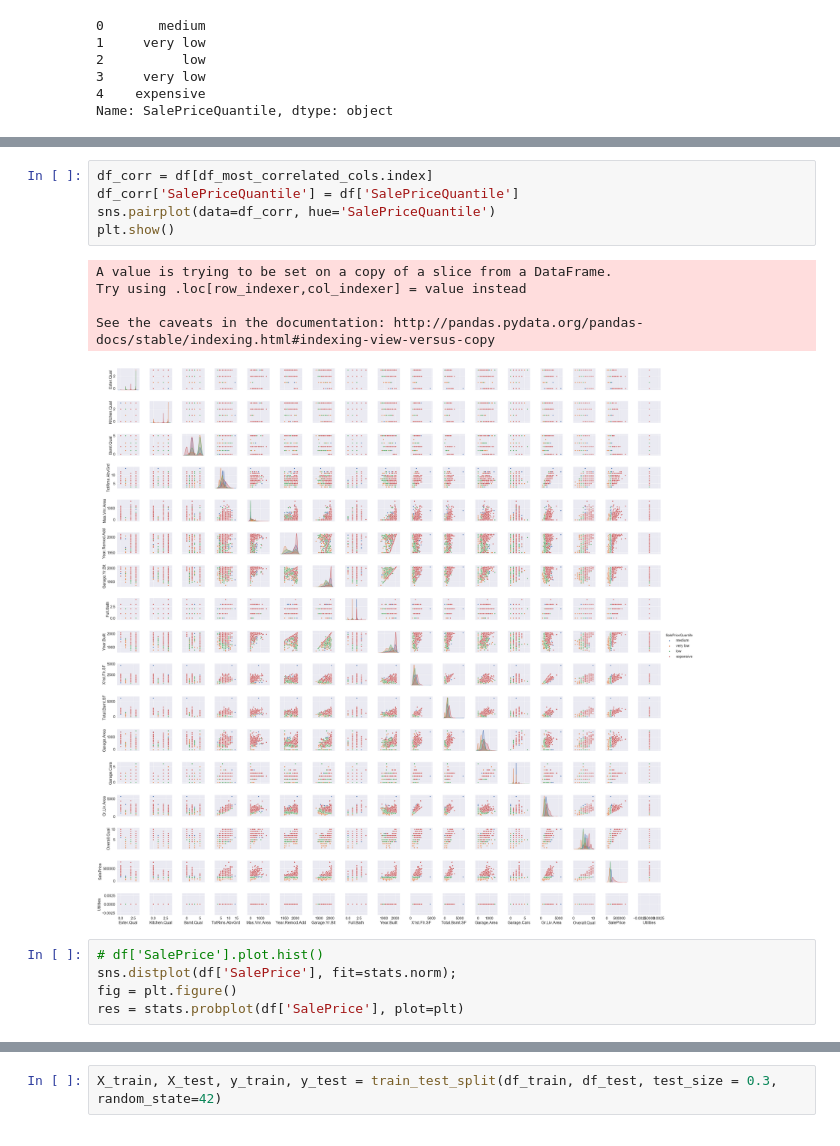
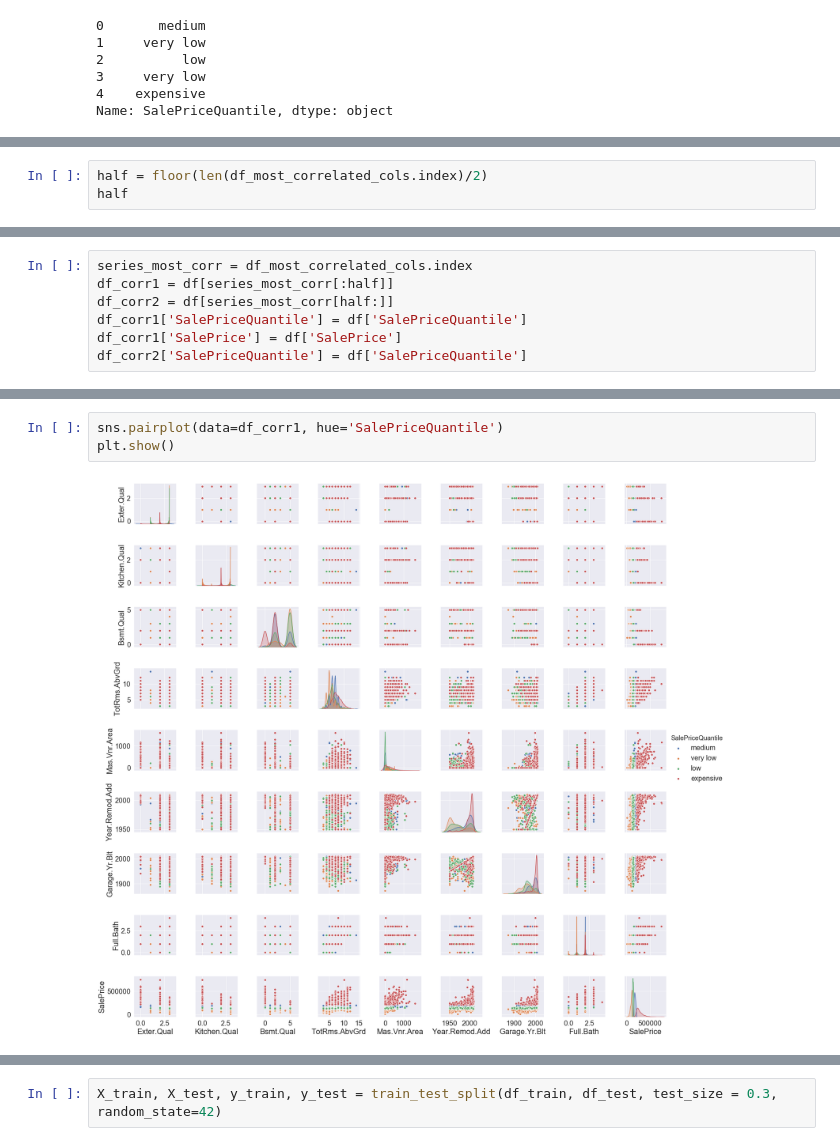
Before and after one commit to edytakudla/Ames_Prices_Predicting_Project, a Jupyter notebook: Project Ames.ipynb, the cells around one changed output, grey strips where cells are left out. Drawn from its saved outputs; the diff is of its cells as text.

```diff
--- a/Project Ames.ipynb
+++ b/Project Ames.ipynb
@@ -476,0 +502,3 @@ Name: SalePriceQuantile, dtype: object
+# %%
+half = floor(len(df_most_correlated_cols.index)/2)
+half
@@ -476,0 +507,7 @@ Name: SalePriceQuantile, dtype: object
+# %%
+series_most_corr = df_most_correlated_cols.index
+df_corr1 = df[series_most_corr[:half]]
+df_corr2 = df[series_most_corr[half:]]
+df_corr1['SalePriceQuantile'] = df['SalePriceQuantile']
+df_corr1['SalePrice'] = df['SalePrice']
+df_corr2['SalePriceQuantile'] = df['SalePriceQuantile']
@@ -477,16 +529,5 @@ Name: SalePriceQuantile, dtype: object
 # %%
-df_corr = df[df_most_correlated_cols.index]
-df_corr['SalePriceQuantile'] = df['SalePriceQuantile']
-sns.pairplot(data=df_corr, hue='SalePriceQuantile')
+sns.pairplot(data=df_corr1, hue='SalePriceQuantile')
 plt.show()
 # %% [output]
-A value is trying to be set on a copy of a slice from a DataFrame.
-Try using .loc[row_indexer,col_indexer] = value instead
-
-See the caveats in the documentation: http://pandas.pydata.org/pandas-docs/stable/indexing.html#indexing-view-versus-copy
-[figure, old version]
+[figure, new version]
-# %%
-# df['SalePrice'].plot.hist()
-sns.distplot(df['SalePrice'], fit=stats.norm);
-fig = plt.figure()
-res = stats.probplot(df['SalePrice'], plot=plt)
```
Also changed, not shown: parts of 57 cells of this notebook.
